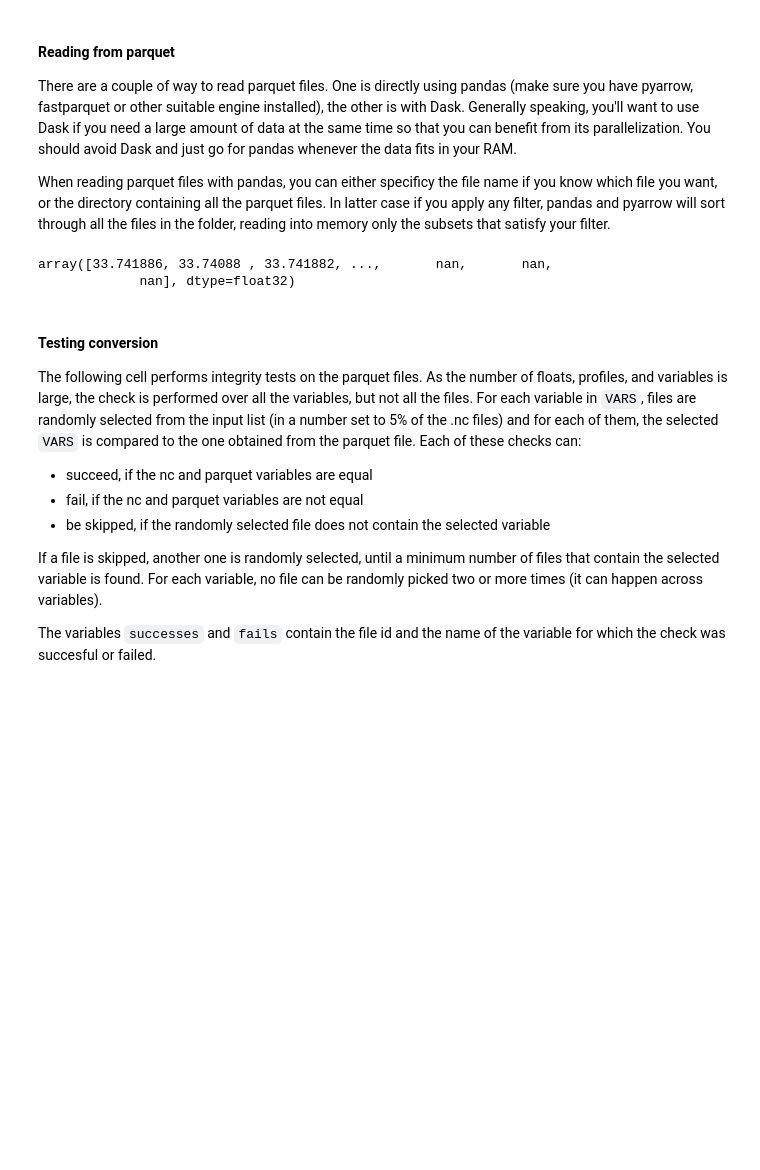
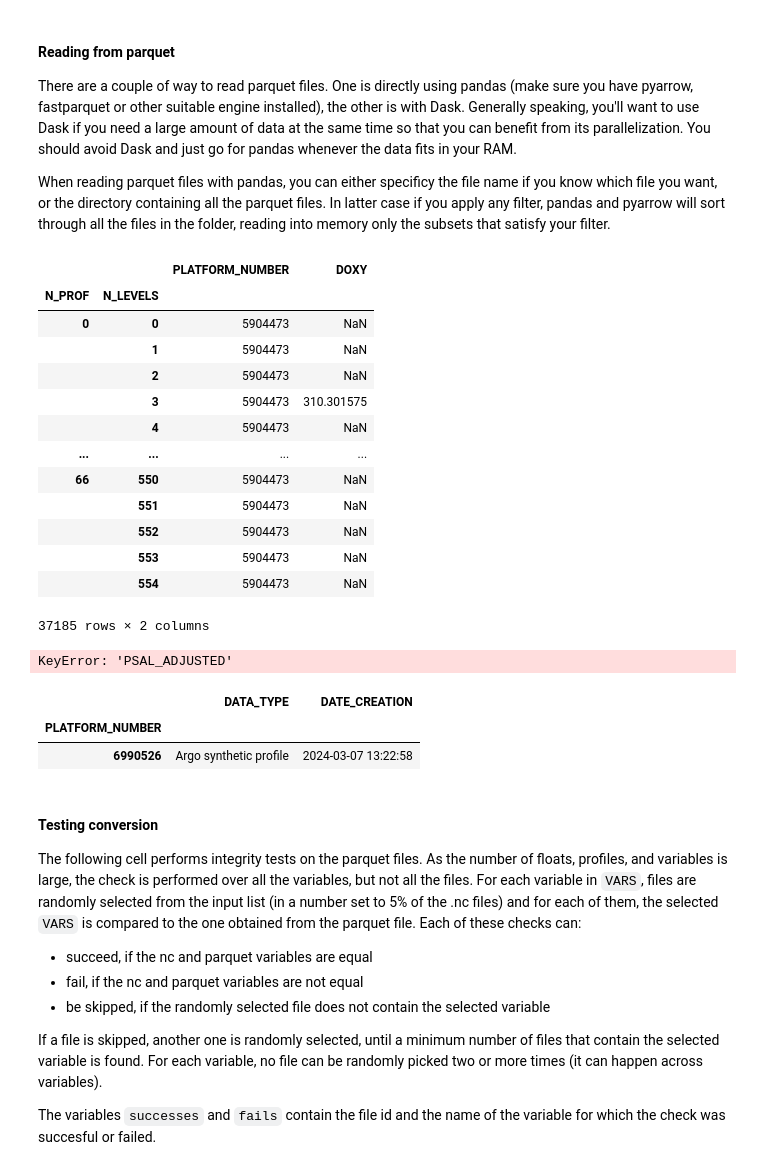
Before and after one commit to boom-lab/argo2parquet-public, a Jupyter notebook: to_parquet.ipynb, the cells around one changed output. Cells and saved outputs as stored; diff of their text form; code cells hidden in the pictures; blank space fills up the shorter version.

Commit message:
conversion of scalar variables into metadata

```diff
--- a/to_parquet.ipynb
+++ b/to_parquet.ipynb
@@ -302,4 +403,20 @@ There are a couple of way to read parquet files. One is directly using pandas (m
 When reading parquet files with pandas, you can either specificy the file name if you know which file you want, or the directory containing all the parquet files. In latter case if you apply any filter, pandas and pyarrow will sort through all the files in the folder, reading into memory only the subsets that satisfy your filter.
 # %%
 sel = [("PLATFORM_NUMBER", "==", 5904473)]
-df = pd.read_parquet( outdir_pqt , engine='pyarrow', filters = sel )
+df = pd.read_parquet( glob.glob(outdir_pqt + "test_parquet*") , engine='pyarrow', filters = sel )
+df[ ["PLATFORM_NUMBER","DOXY"] ]
+# %% [output]
+|  |  | PLATFORM_NUMBER | DOXY |
+| N_PROF | N_LEVELS |  |  |
+| 0 | 0 | 5904473 | NaN |
+|  | 1 | 5904473 | NaN |
+|  | 2 | 5904473 | NaN |
+|  | 3 | 5904473 | 310.301575 |
+|  | 4 | 5904473 | NaN |
+| ... | ... | ... | ... |
+| 66 | 550 | 5904473 | NaN |
+|  | 551 | 5904473 | NaN |
+|  | 552 | 5904473 | NaN |
+|  | 553 | 5904473 | NaN |
+|  | 554 | 5904473 | NaN |
+37185 rows × 2 columns
@@ -308,8 +423,16 @@ selected_df = df.loc[df["PLATFORM_NUMBER"]==5904473,["PLATFORM_NUMBER","JULD","D
 # %%
-df["PSAL_ADJUSTED"].values
+df["PSAL_ADJUSTED"]
 # %% [output]
-array([33.741886, 33.74088 , 33.741882, ...,       nan,       nan,
-             nan], dtype=float32)
+KeyError: 'PSAL_ADJUSTED'
+# %%
+# Example with metadata file
+sel = [("PLATFORM_NUMBER", "==", 6990526)]
+df = pd.read_parquet( parquet_filename , engine='pyarrow', filters = sel )
+df[ ["DATA_TYPE", "DATE_CREATION"] ]
+# %% [output]
+|  | DATA_TYPE | DATE_CREATION |
+| PLATFORM_NUMBER |  |  |
+| 6990526 | Argo synthetic profile | 2024-03-07 13:22:58 |
 # %% [markdown]
 #### Testing conversion
 
```
Also changed, not shown: parts of 6 cells of this notebook, 1 other file.
